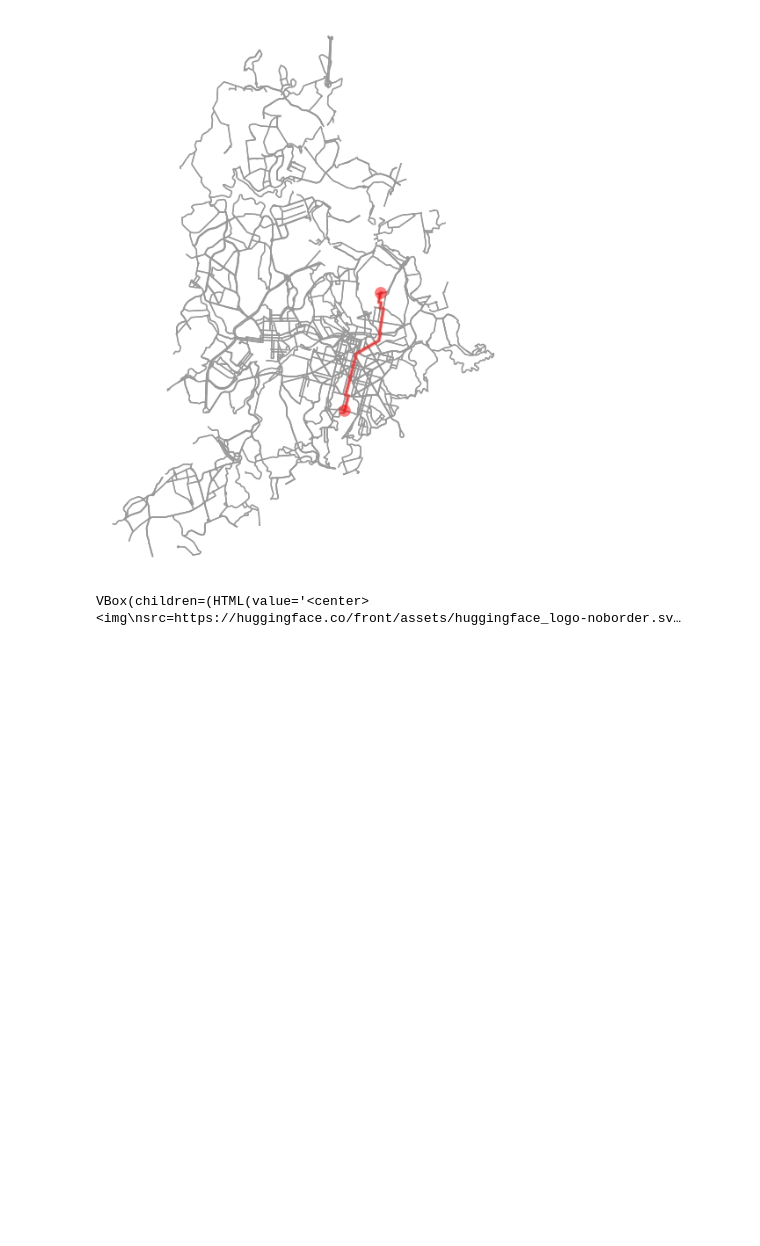
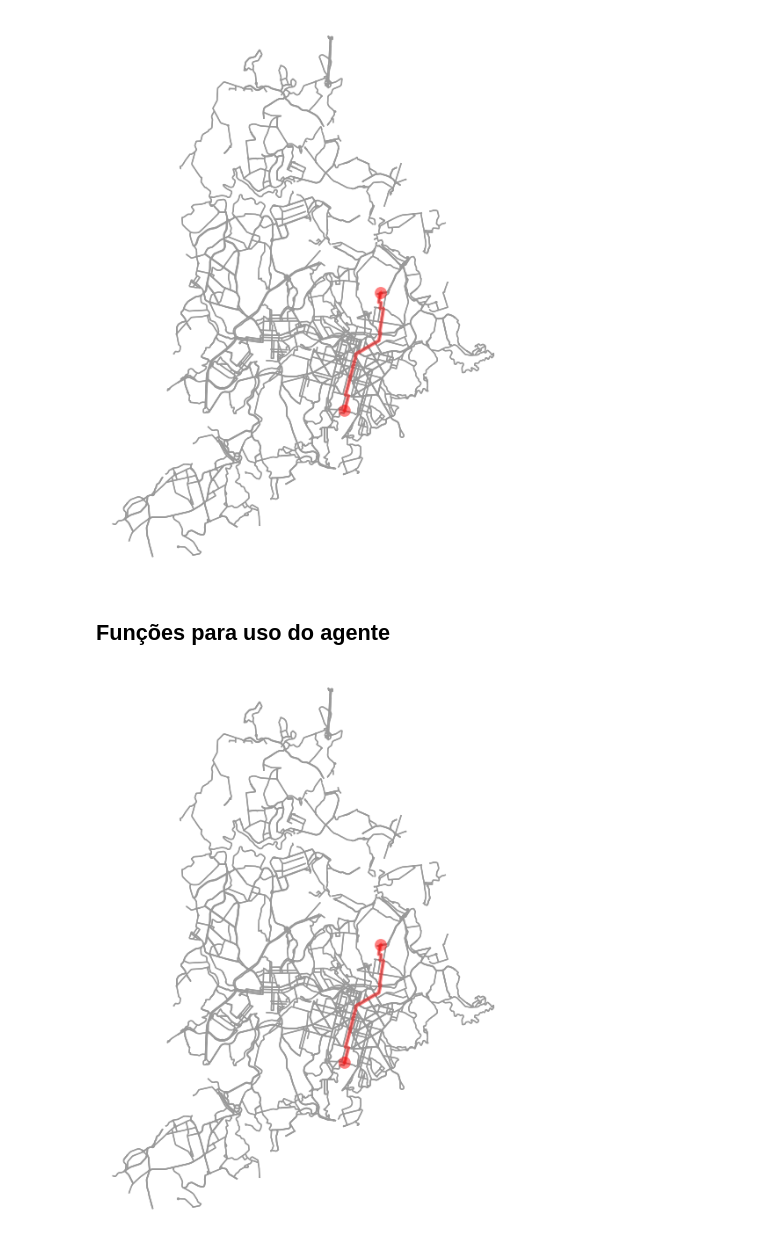
Before and after one commit to cesarpmorais/SearchAgentLLM, a Jupyter notebook: SearchAgents.ipynb, the cells around one changed output. Drawn from its saved outputs; the diff is of its cells as text; code cells hidden in the pictures; blank space fills up the shorter version.

```diff
--- a/SearchAgents.ipynb
+++ b/SearchAgents.ipynb
@@ -109,9 +117,60 @@ fig, ax = ox.plot_graph_route(
 )
 # %% [output]
 [figure]
-# %%
-from huggingface_hub import login
-
-login()
-# %% [output]
-VBox(children=(HTML(value='<center> <img\nsrc=https://huggingface.co/front/assets/huggingface_logo-noborder.sv…
+# %% [markdown]
+## Funções para uso do agente
+# %%
+import osmnx as ox
+import pandas as pd
+import networkx as nx
+
+def bhBarsGraph():
+    custom_filter = '["highway"~"primary|secondary|tertiary"]'
+    G = ox.graph.graph_from_place(
+        "belo horizonte - MG", custom_filter=custom_filter, network_type="walk"
+    )
+
+    gdf = ox.geocoder.geocode_to_gdf("belo horizonte - MG")
+    geometry = gdf.geometry.iloc[0]
+    features = ox.features.features_from_polygon(geometry, {"amenity": "bar"})
+
+    feature_points = features.representative_point()
+    nn = ox.distance.nearest_nodes(G, feature_points.x, feature_points.y)
+
+    useful_tags = ["name"]
+    for node, feature in zip(nn, features[useful_tags].to_dict(orient="records")):
+        feature = {k: v for k, v in feature.items() if pd.notna(v)}
+        G.nodes[node].update({"bar": feature})
+
+    return G
+
+
+def getNodeFromBarName(G, bar_name):
+    for node, data in G.nodes(data=True):
+        if "bar" in data and data["bar"].get("name") == bar_name:
+            return node
+    return None
+
+
+def getShortestPath(G, start_bar, end_bar):
+    start_node = getNodeFromBarName(G, start_bar)
+    end_node = getNodeFromBarName(G, end_bar)
+    if start_node is None or end_node is None:
+        raise ValueError("One or both bar names not found in the graph.")
+
+    path = ox.shortest_path(G, orig=start_node, dest=end_node, weight="length")
+    path_length = sum(
+        min(G.get_edge_data(u, v).values(), key=lambda d: d["length"])["length"]
+        for u, v in zip(path[:-1], path[1:])
+    )
+
+    return path, path_length
+
+
+graph = bhBarsGraph()
+shortest_path, shortest_path_length = getShortestPath(graph, "Druida Mix", "Morrito do Mato")
+fig, ax = ox.plot_graph_route(
+    graph, shortest_path, route_linewidth=3, node_size=0, bgcolor="white"
+)
+# %% [output]
+[figure, added]
```
Also changed, not shown: parts of 17 cells of this notebook, 3 other files.
